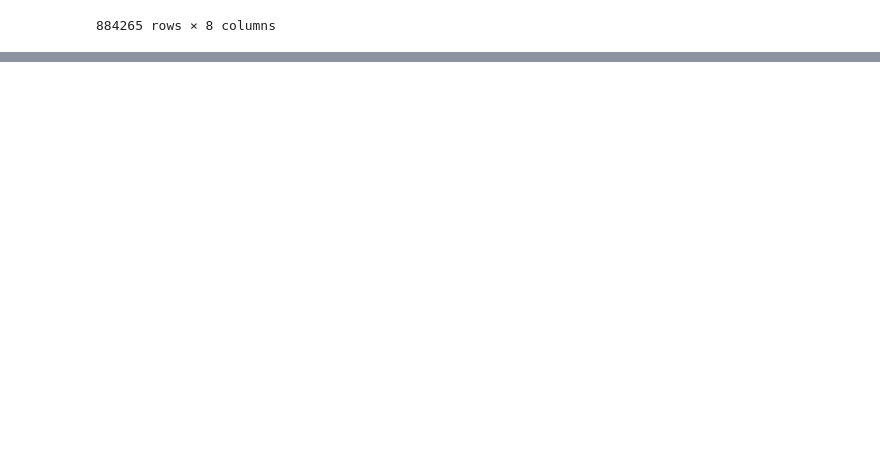
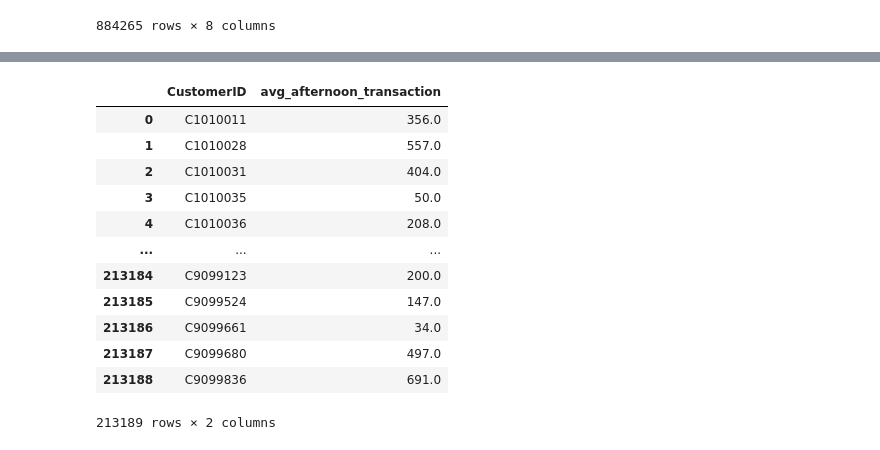
Before and after one commit to boritgy/ADM-HW4, a Jupyter notebook: ADM-HW4.ipynb, the cells around one changed output, grey strips where cells are left out. Saved outputs shown, nothing was run; the diff lists cells and outputs as text; code cells hidden in the pictures; blank space fills up the shorter version.

```diff
--- a/ADM-HW4.ipynb
+++ b/ADM-HW4.ipynb
@@ -103,0 +138,12 @@ data_final = pd.merge(data_final,feature, on="CustomerID")
+# %%
+def getpercentage(balance, transaction_amount):
+    try:
+        return (transaction_amount/balance) * 100
+
+    except Exception as e:
+        return 0
+
+feature = data[["CustomerID", "CustAccountBalance", "TransactionAmount (INR)"]]
+feature["avg_perc_transfered"] = feature.apply(lambda x: getpercentage(x['CustAccountBalance'], x['TransactionAmount (INR)']), axis=1)
+feature = feature.groupby(["CustomerID"])["avg_perc_transfered"].mean().reset_index(name='avg_perc_transfered')
+data_final = pd.merge(data_final,feature, on="CustomerID", how='left')
@@ -104,3 +156,20 @@ data_final = pd.merge(data_final,feature, on="CustomerID")
+# %%
+data_final["perc_of_big_transaction"] = data_final.apply(lambda x: (x['no_of_big_transactions']/x['no_of_transactions'])*100, axis = 1)
+
+feature = data.groupby(['CustomerID'])["TransactionAmount (INR)"].sum().reset_index(name='all_money_transacted')
+data_final = pd.merge(data_final, feature, on="CustomerID", how='left')
+# %%
+feature = data.query('TransactionTime < 120000').groupby(['CustomerID'])["TransactionAmount (INR)"].mean().reset_index(name='avg_afternoon_transaction')
+data_final = pd.merge(data_final, feature, on="CustomerID", how='left')
+
+feature = data.query('TransactionTime > 120000').groupby(['CustomerID'])["TransactionAmount (INR)"].mean().reset_index(name='avg_morning_transaction')
+data_final = pd.merge(data_final, feature, on="CustomerID", how='left')
+# %%
+feature= data.groupby(['CustomerID'])["TransactionAmount (INR)"].quantile(0.1).reset_index(name='10th_percentile')
+data_final = pd.merge(data_final, feature, on="CustomerID", how='left')
+
+feature = data.groupby(['CustomerID'])["TransactionAmount (INR)"].quantile(0.9).reset_index(name='90th_percentile')
+feature = pd.merge(data_final, feature, on="CustomerID", how='left')
 # %%
 data_final
 # %% [output]
@@ -119,0 +191,16 @@ data_final
+# %%
+feature
+# %% [output]
+|  | CustomerID | avg_afternoon_transaction |
+| 0 | C1010011 | 356.0 |
+| 1 | C1010028 | 557.0 |
+| 2 | C1010031 | 404.0 |
+| 3 | C1010035 | 50.0 |
+| 4 | C1010036 | 208.0 |
+| ... | ... | ... |
+| 213184 | C9099123 | 200.0 |
+| 213185 | C9099524 | 147.0 |
+| 213186 | C9099661 | 34.0 |
+| 213187 | C9099680 | 497.0 |
+| 213188 | C9099836 | 691.0 |
+213189 rows × 2 columns
```
Also changed, not shown: parts of 8 cells of this notebook.
